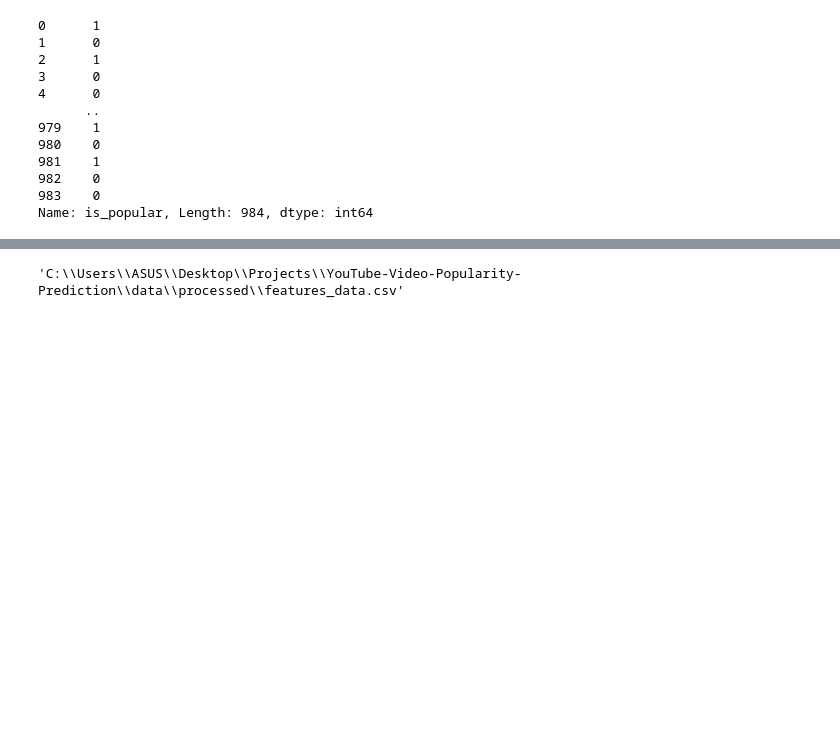
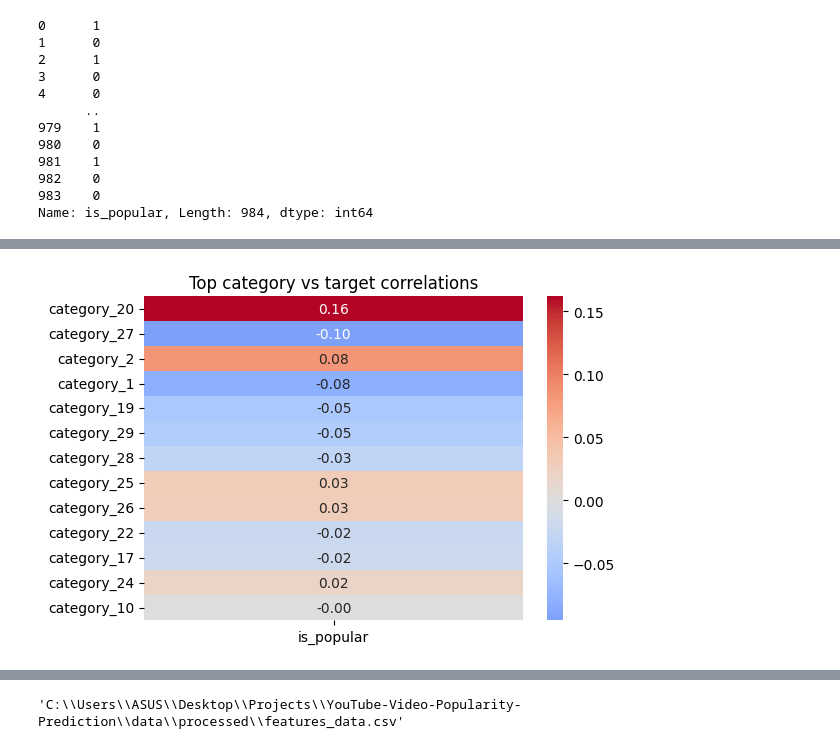
Before and after one commit to AhmetSelman6118/YouTube-Video-Popularity-Prediction, a Jupyter notebook: notebooks/02_eda_and_features.ipynb, the cells around one changed output, grey strips where cells are left out. Cells and saved outputs as stored; diff of their text form; code cells hidden in the pictures; blank space fills up the shorter version.

```diff
--- a/notebooks/02_eda_and_features.ipynb
+++ b/notebooks/02_eda_and_features.ipynb
@@ -163 +186,27 @@ df['title_has_exclamation'] = df['title'].str.contains(r'!', na=False).astype(in
+# %%
+# Additional feature engineering
+if "daily_avg_views" in df.columns:
+    df["daily_avg_views_log1p"] = np.log1p(df["daily_avg_views"])
+if "view_count" in df.columns and "channel_subscribers" in df.columns:
+    df["views_per_subscriber"] = df["view_count"] / (df["channel_subscribers"] + 1)
+if "daily_avg_views" in df.columns and "channel_subscribers" in df.columns:
+    df["daily_views_per_subscriber"] = df["daily_avg_views"] / (df["channel_subscribers"] + 1)
+if "channel_total_views" in df.columns and "channel_total_videos" in df.columns:
+    df["channel_efficiency"] = df["channel_total_views"] / (df["channel_total_videos"] + 1)
+if "days_since_published" in df.columns:
+    df["recency_score"] = 1 / (df["days_since_published"] + 1)
+if "publish_hour" in df.columns:
+    df["prime_time_distance"] = (df["publish_hour"] - 19).abs()
+if "daily_avg_views" in df.columns and "category_id" in df.columns:
+    category_mean = df.groupby("category_id")["daily_avg_views"].transform("mean")
+    df["daily_views_vs_category"] = df["daily_avg_views"] / (category_mean + 1e-9)
+
+if "title" in df.columns:
+    title_lower = df["title"].astype(str).str.lower()
+    trend_keywords = ["ai", "trend", "trends", "2026", "2025", "new", "update", "viral", "shorts"]
+    hype_keywords = ["super", "shock", "amazing", "insane", "best", "worst", "wow", "exclusive"]
+    keyword_pattern = "|".join(trend_keywords + hype_keywords)
+    df["title_trend_kw"] = title_lower.str.contains("|".join(trend_keywords), regex=True).astype(int)
+    df["title_hype_kw"] = title_lower.str.contains("|".join(hype_keywords), regex=True).astype(int)
+    df["title_kw_count"] = title_lower.str.count(keyword_pattern)
 # %%
@@ -183,3 +266,21 @@ plt.show()
+# %%
+if category_cols and "is_popular" in df.columns:
+    cat_target_corr = (
+        df[category_cols + ["is_popular"]]
+        .corr()["is_popular"]
+        .drop("is_popular")
+        .sort_values(key=lambda s: s.abs(), ascending=False)
+    )
+    top_n = 20
+    cat_target_corr = cat_target_corr.head(top_n)
+    plt.figure(figsize=(6, max(4, 0.3 * len(cat_target_corr))))
+    sns.heatmap(cat_target_corr.to_frame("is_popular"), annot=True, fmt=".2f", cmap="coolwarm", center=0)
+    plt.title("Top category vs target correlations")
+    plt.tight_layout()
+    plt.savefig(os.path.join(output_dir, "category_target_correlation_heatmap.png"), dpi=300, bbox_inches="tight")
+    plt.show()
+# %% [output]
+[figure, added]
 # %%
 df
 # %% [output]
```
Also changed, not shown: parts of 10 cells of this notebook, 8 other files.
